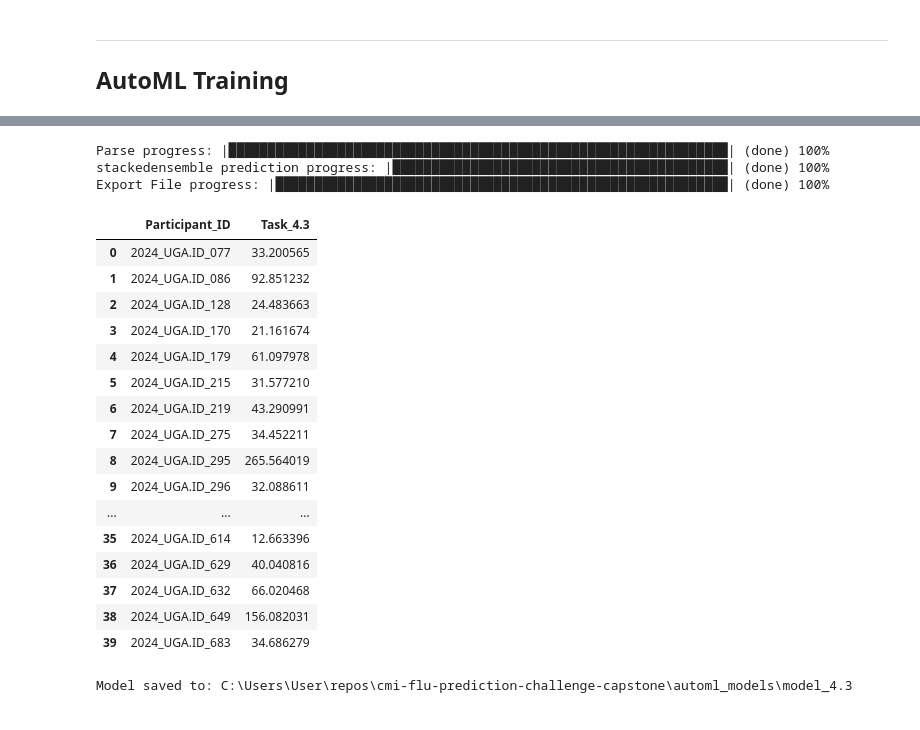
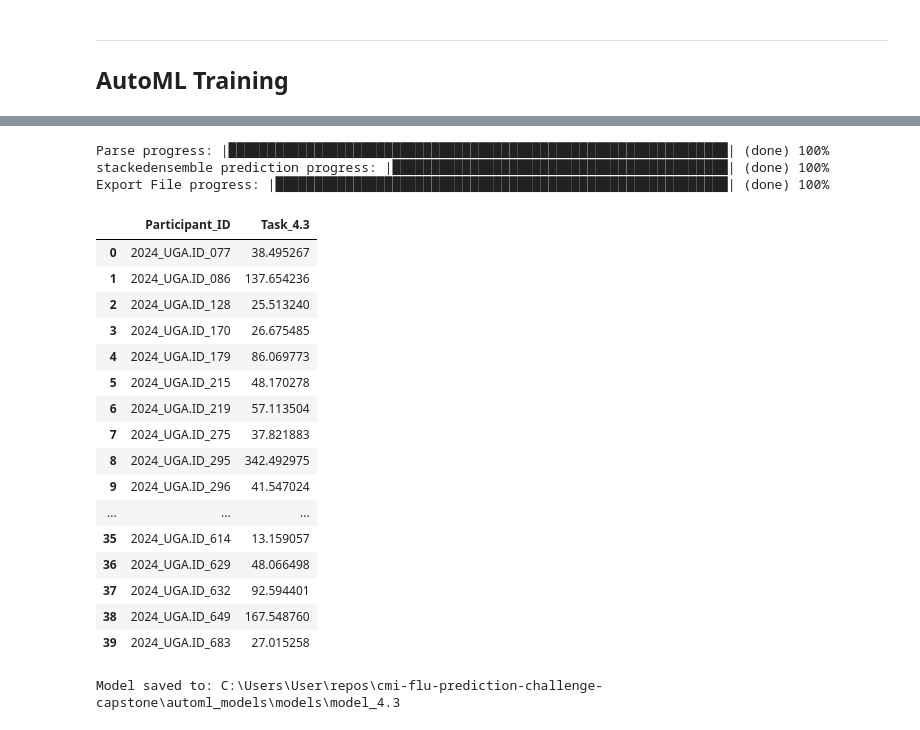
Before and after one commit to DirtyChay/cmi-flu-prediction-challenge-capstone, a Jupyter notebook: automl_models/task_4_3.ipynb, the cells around one changed output, grey strips where cells are left out. Drawn from its saved outputs; the diff is of its cells as text; code cells hidden in the pictures.

```diff
--- a/automl_models/task_4_3.ipynb
+++ b/automl_models/task_4_3.ipynb
@@ -18,10 +18,10 @@
 # %%
 STRAIN = 'Vic B/Austria/1359417/2021'
 TARGET_COL = f'HAI_{STRAIN}_d28'
-AUTO_ML_MAX_RUNTIME_SECONDS = 60 * 30
+AUTO_ML_MAX_RUNTIME_SECONDS = 60 * 10
 ONLY_TRANSCRIPTOMICS_PARTICIPANTS = False  # only train on participants with transcriptomics data (warning: small subset)
 FORCE_KEEP_TRANSCRIPTOMICS = True  # even if high missing-ness, keep the transcriptomics cols for training
-MISSING_THRESHOLD = 0.5  # drop features if missing more than this % of data
+MISSING_THRESHOLD = 0.8  # drop features if missing more than this % of data
 # %%
 CSV_PATH = '../merged_data/combined.csv'
 CHALLENGE_DATA_PATH = '../cleaned_data'
@@ -183,0 +184,9 @@ Final shape: (920, 310)
+# %%
+# Force float64 on all remaining HAI feature columns to prevent H2O from mistyping
+# sparsely-populated columns as categorical, which crashes predict() on the challenge set.
+hai_feature_cols = [c for c in df.columns if c.startswith('HAI_') and c != TARGET_COL]
+for c in hai_feature_cols:
+    df[c] = pd.to_numeric(df[c], errors='coerce')
+    if c in challenge_data.columns:
+        challenge_data[c] = pd.to_numeric(challenge_data[c], errors='coerce')
+print(f'Forced float64 on {len(hai_feature_cols)} HAI feature columns in training and challenge data.')
@@ -234,7 +245,8 @@ Connecting to H2O server at http://127.0.0.1:54321 ... successful.
 | H2O_internal_security: | False |
 | Python_version: | 3.13.12 final |
 # %%
-data = h2o.H2OFrame(df)
+hai_col_types = {c: 'real' for c in hai_feature_cols}
+data = h2o.H2OFrame(df, column_types=hai_col_types)
 print(f'H2OFrame shape: {data.shape}')
 # %% [output]
 Parse progress: |████████████████████████████████████████████████████████████████| (done) 100%
@@ -247,9 +259,13 @@ y = TARGET_COL
 x = [c for c in data.columns if c not in (y, 'participant_id')]
 print(f'Training samples: {data.nrows}  |  Features: {len(x)}')
 
-aml = H2OAutoML(max_models=10, seed=1, nfolds=5,
-                keep_cross_validation_predictions=True,
-                max_runtime_secs=AUTO_ML_MAX_RUNTIME_SECONDS)
+aml = H2OAutoML(
+    max_models=10,
+    seed=1,
+    nfolds=5,
+    keep_cross_validation_predictions=True,
+    max_runtime_secs=AUTO_ML_MAX_RUNTIME_SECONDS
+)
 
 _buf = io.StringIO()
 with redirect_stdout(_buf), redirect_stderr(_buf):
@@ -326,41 +342,42 @@ Best base model: XRT_1_AutoML_1_20260525_223455
 <h2o.plot._plot_result._MObject at 0x...>
 <Figure size 640x480 with 0 Axes>
 # %%
-challenge_hf = h2o.H2OFrame(challenge_data)
+challenge_col_types = {c: 'real' for c in hai_feature_cols if c in challenge_data.columns}
+challenge_hf = h2o.H2OFrame(challenge_data, column_types=challenge_col_types)
 y_pred = top_model.predict(challenge_hf).as_data_frame(use_multi_thread=True)['predict']
 
 results = pd.DataFrame({
     'Participant_ID': challenge_data['participant_id'].values,
     'Task_4.3': np.exp2(y_pred),
 })
 results.to_csv(f'{SUBMISSION_PATH}/task_4_3.csv', index=False)
 results
 # %% [output]
 Parse progress: |████████████████████████████████████████████████████████████████| (done) 100%
 stackedensemble prediction progress: |███████████████████████████████████████████| (done) 100%
 Export File progress: |██████████████████████████████████████████████████████████| (done) 100%
 |  | Participant_ID | Task_4.3 |
-| 0 | 2024_UGA.ID_077 | 33.200565 |
-| 1 | 2024_UGA.ID_086 | 92.851232 |
-| 2 | 2024_UGA.ID_128 | 24.483663 |
-| 3 | 2024_UGA.ID_170 | 21.161674 |
-| 4 | 2024_UGA.ID_179 | 61.097978 |
-| 5 | 2024_UGA.ID_215 | 31.577210 |
-| 6 | 2024_UGA.ID_219 | 43.290991 |
-| 7 | 2024_UGA.ID_275 | 34.452211 |
-| 8 | 2024_UGA.ID_295 | 265.564019 |
-| 9 | 2024_UGA.ID_296 | 32.088611 |
+| 0 | 2024_UGA.ID_077 | 38.495267 |
+| 1 | 2024_UGA.ID_086 | 137.654236 |
+| 2 | 2024_UGA.ID_128 | 25.513240 |
+| 3 | 2024_UGA.ID_170 | 26.675485 |
+| 4 | 2024_UGA.ID_179 | 86.069773 |
+| 5 | 2024_UGA.ID_215 | 48.170278 |
+| 6 | 2024_UGA.ID_219 | 57.113504 |
+| 7 | 2024_UGA.ID_275 | 37.821883 |
+| 8 | 2024_UGA.ID_295 | 342.492975 |
+| 9 | 2024_UGA.ID_296 | 41.547024 |
 | ... | ... | ... |
-| 35 | 2024_UGA.ID_614 | 12.663396 |
-| 36 | 2024_UGA.ID_629 | 40.040816 |
-| 37 | 2024_UGA.ID_632 | 66.020468 |
-| 38 | 2024_UGA.ID_649 | 156.082031 |
-| 39 | 2024_UGA.ID_683 | 34.686279 |
+| 35 | 2024_UGA.ID_614 | 13.159057 |
+| 36 | 2024_UGA.ID_629 | 48.066498 |
+| 37 | 2024_UGA.ID_632 | 92.594401 |
+| 38 | 2024_UGA.ID_649 | 167.548760 |
+| 39 | 2024_UGA.ID_683 | 27.015258 |
 # %%
 model_path = h2o.save_model(model=top_model, path='.', filename='models/model_4.3', force=True)
 print(f'Model saved to: {model_path}')
 # %% [output]
-Model saved to: C:\Users\User\repos\cmi-flu-prediction-challenge-capstone\automl_models\model_4.3
+Model saved to: C:\Users\User\repos\cmi-flu-prediction-challenge-capstone\automl_models\models\model_4.3
 # %%
 h2o.cluster().shutdown()
 # %% [output]
```
Also changed, not shown: parts of 12 cells of this notebook, 3 other files.
